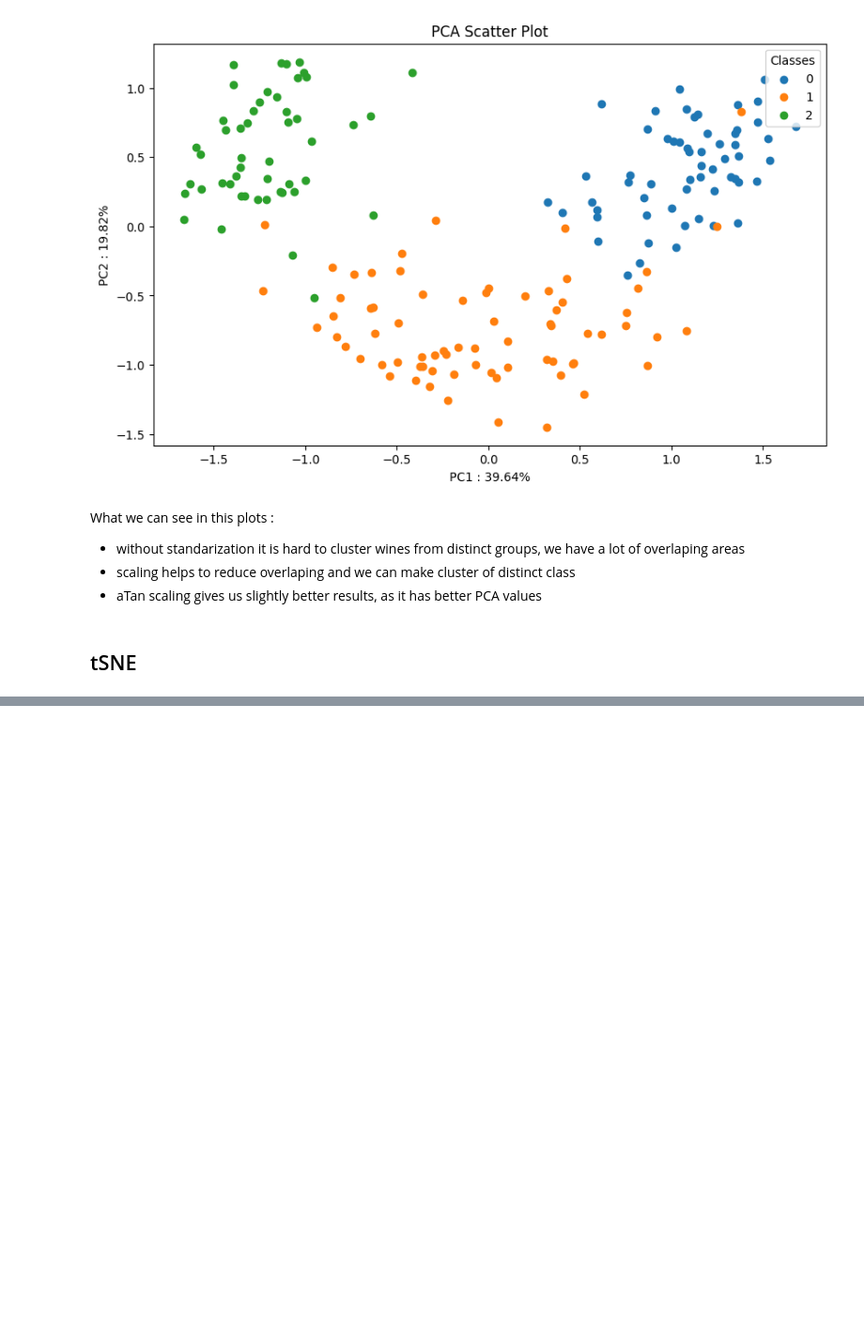
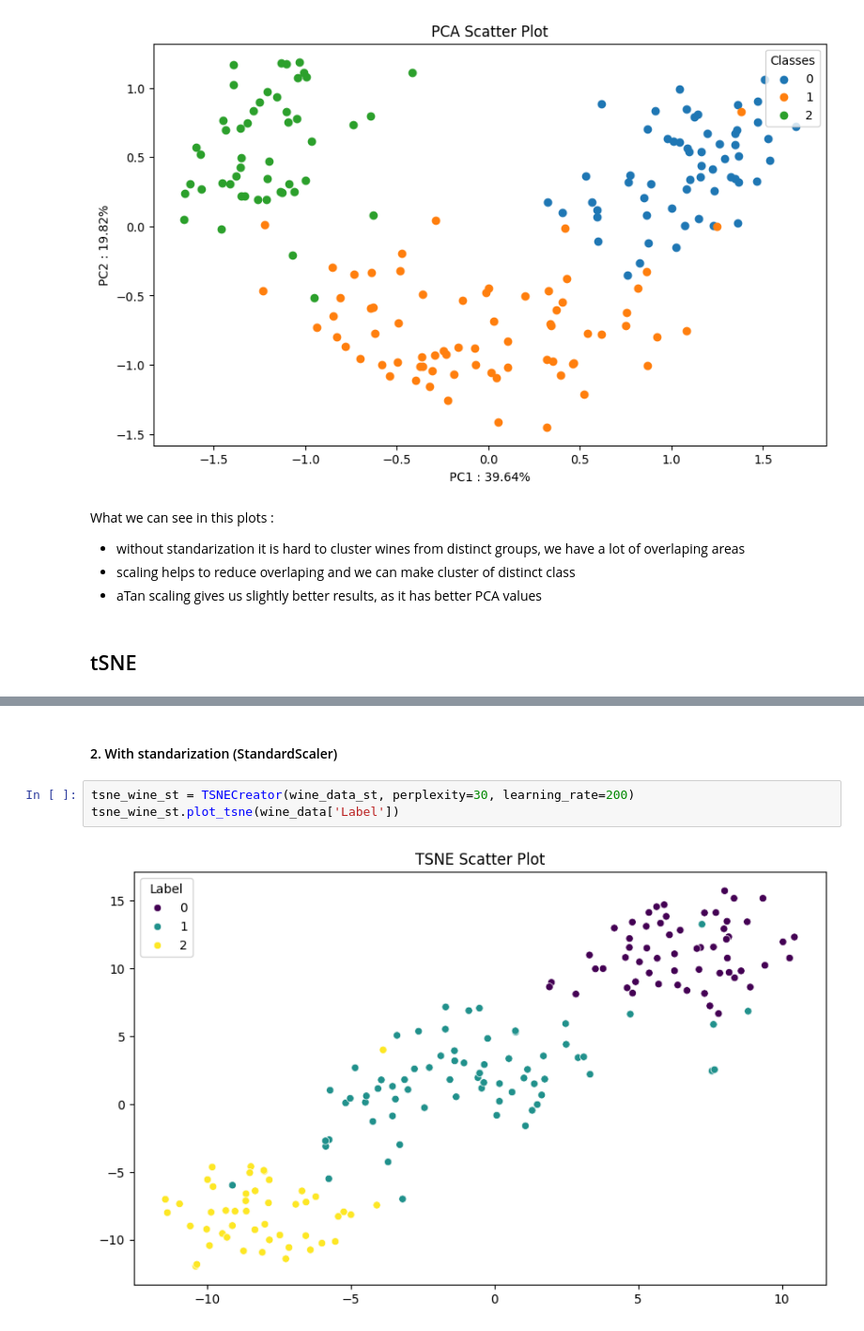
Before and after one commit to psiku/FHSalzburg-DataAnalysisWithPython, a Jupyter notebook: Lab/Lab3/continuous_data.ipynb, the cells around one changed output, grey strips where cells are left out. Shown at 94% size. Drawn from its saved outputs; the diff is of its cells as text; blank space fills up the shorter version.

```diff
--- a/Lab/Lab3/continuous_data.ipynb
+++ b/Lab/Lab3/continuous_data.ipynb
@@ -543,0 +576,7 @@ What we can see in this plots :
+# %% [markdown]
+#### 2. With standarization (StandardScaler)
+# %%
+tsne_wine_st = TSNECreator(wine_data_st, perplexity=30, learning_rate=200)
+tsne_wine_st.plot_tsne(wine_data['Label'])
+# %% [output]
+[figure, added]
```
Also changed, not shown: parts of 6 cells of this notebook.
